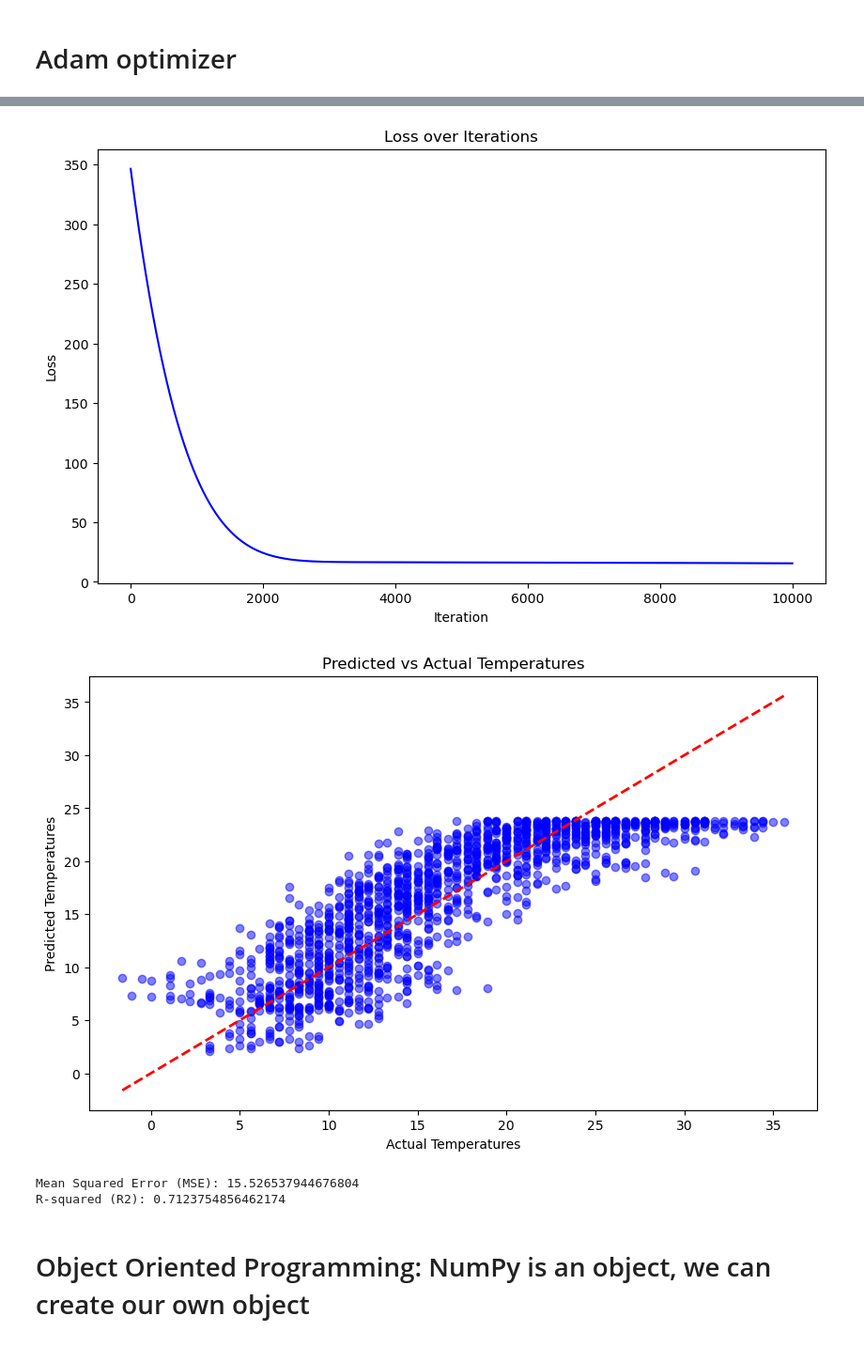
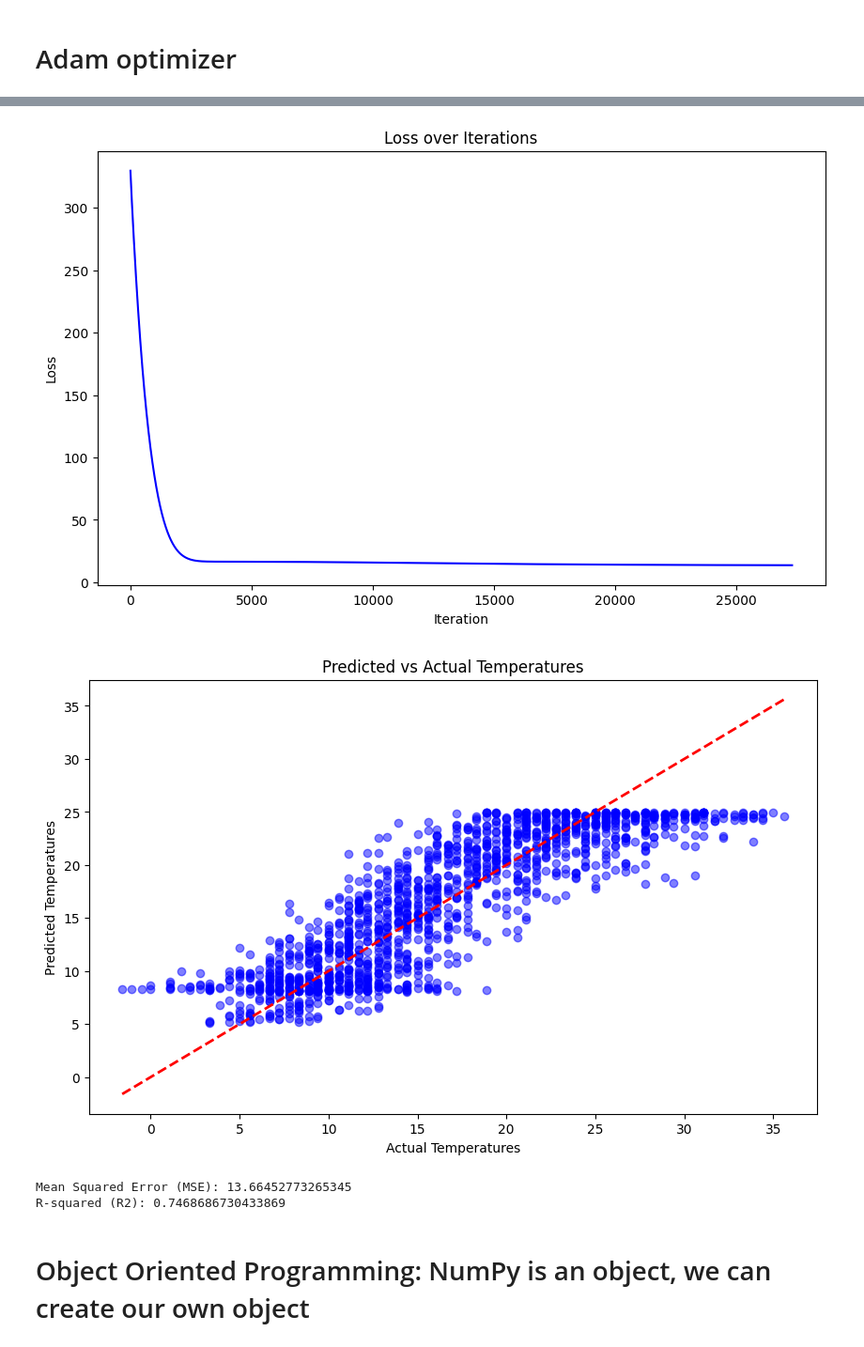
Before and after one commit to sonjaove/IISERB-ML-DL-course, a Jupyter notebook: week 4/W4C4notebook.ipynb, the cells around one changed output, grey strips where cells are left out. Shown at 94% size. Saved outputs shown, nothing was run; the diff lists cells and outputs as text; code cells hidden in the pictures.

Commit message:
incresed the number of iterations in the adam optimizer to achieve convergence (need to study the optimizer though)

```diff
--- a/week 4/W4C4notebook.ipynb
+++ b/week 4/W4C4notebook.ipynb
@@ -254,7 +254,7 @@ t = 0  # Initialize timestep
 # Adam with convergence criteria
 previous_loss = float('inf')
 convergence_threshold = 1e-5
-max_iterations = 10000
+max_iterations = 30000
 
 for iteration in range(max_iterations):
     t += 1
@@ -327,7 +327,7 @@ Did not converge within 10000 iterations
-[figure, old version]
+[figure, new version]
-[figure, old version]
+[figure, new version]
-Mean Squared Error (MSE): 15.526537944676804
-R-squared (R2): 0.7123754856462174
+Mean Squared Error (MSE): 13.66452773265345
+R-squared (R2): 0.7468686730433869
 # %% [markdown]
 # Object Oriented Programming: NumPy is an object, we can create our own object
 # %%
```
Also changed, not shown: parts of 3 cells of this notebook.
